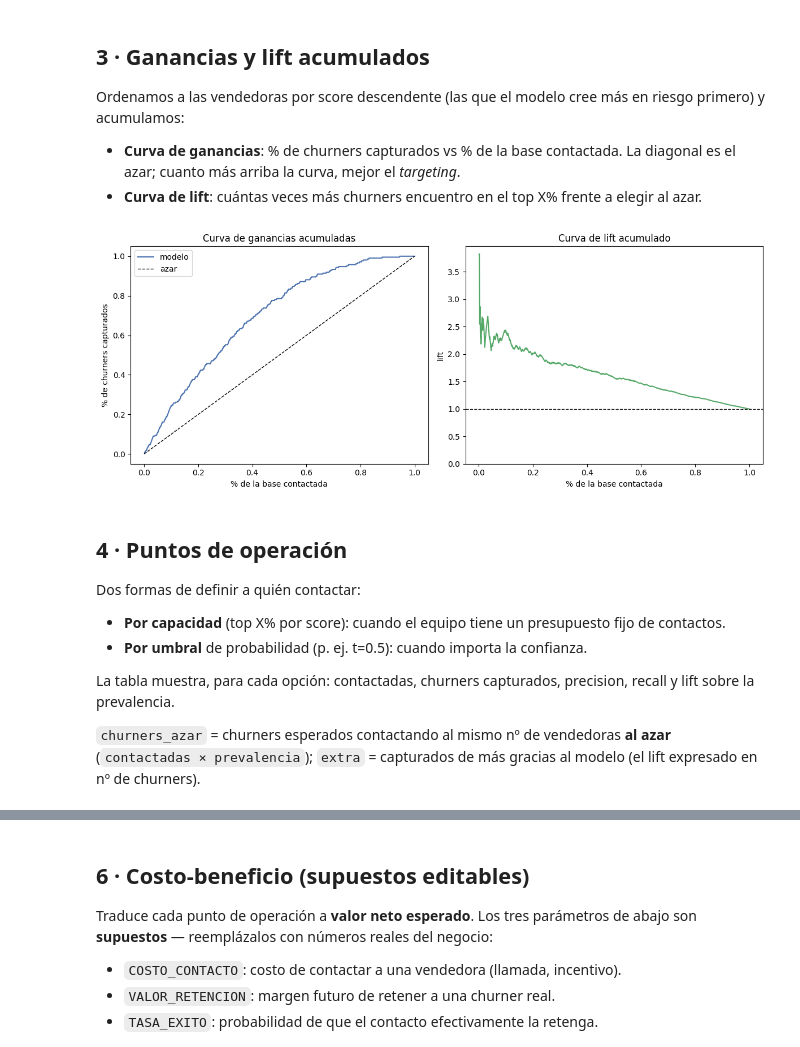
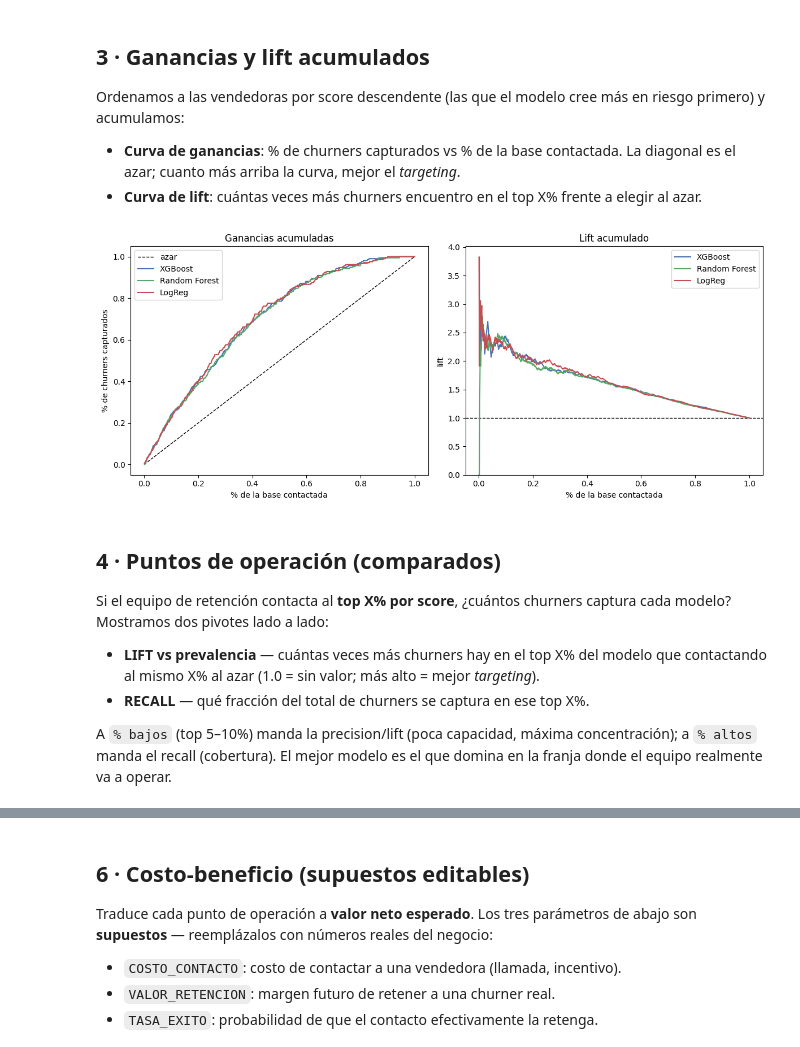
Before and after one commit to CarlosEscobarArroyo/customer-churn-prediction, a Jupyter notebook: 06_evaluation/03_utilidad_modelo.ipynb, the cells around one changed output, grey strips where cells are left out. Drawn from its saved outputs; the diff is of its cells as text; code cells hidden in the pictures.

```diff
--- a/06_evaluation/03_utilidad_modelo.ipynb
+++ b/06_evaluation/03_utilidad_modelo.ipynb
@@ -99,12 +165,15 @@ probabilidad como tal (no solo el ranking).
 # %%
 from sklearn.calibration import calibration_curve
+from sklearn.metrics import brier_score_loss
 
-frac_pos, mean_pred = calibration_curve(y_test, p_test, n_bins=10, strategy="quantile")
-fig, ax = plt.subplots(figsize=(5.5, 5.5))
+fig, ax = plt.subplots(figsize=(6, 6))
 ax.plot([0, 1], [0, 1], "k--", lw=1, label="calibración perfecta")
-ax.plot(mean_pred, frac_pos, "o-", color="#4c72b0", label="modelo")
+for l in LABELS:
+    frac_pos, mean_pred = calibration_curve(y_test, P[l], n_bins=10, strategy="quantile")
+    b = brier_score_loss(y_test, P[l])
+    ax.plot(mean_pred, frac_pos, "o-", color=COLOR[l], label=f"{l} (Brier={b:.3f})")
 ax.set_xlabel("probabilidad predicha (promedio del bin)")
 ax.set_ylabel("frecuencia real de churn")
-ax.set_title(f"Calibración (test OOT) · Brier={brier:.3f}")
+ax.set_title("Calibración comparada (test OOT) · diagnóstico complementario")
 ax.legend(); plt.tight_layout(); plt.show()
 # %% [output]
@@ -137,37 +209,36 @@ riesgo primero) y acumulamos:
 - **Curva de lift**: cuántas veces más churners encuentro en el top X% frente a
   elegir al azar.
 # %%
-order = np.argsort(-p_test)
-y_sorted = y_test[order]
-total_pos = y_sorted.sum()
-frac_contacted = np.arange(1, len(y_sorted) + 1) / len(y_sorted)
-frac_captured = np.cumsum(y_sorted) / total_pos
-lift_curve = frac_captured / frac_contacted
-
-fig, ax = plt.subplots(1, 2, figsize=(12, 4.8))
-ax[0].plot(frac_contacted, frac_captured, color="#4c72b0", label="modelo")
+fig, ax = plt.subplots(1, 2, figsize=(12, 5))
 ax[0].plot([0, 1], [0, 1], "k--", lw=1, label="azar")
-ax[0].set_title("Curva de ganancias acumuladas")
+ax[1].axhline(1, color="k", ls="--", lw=1)
+for l in LABELS:
+    order = np.argsort(-P[l])
+    y_sorted = y_test[order]
+    frac_contacted = np.arange(1, len(y_sorted) + 1) / len(y_sorted)
+    frac_captured = np.cumsum(y_sorted) / y_sorted.sum()
+    ax[0].plot(frac_contacted, frac_captured, color=COLOR[l], label=l)
+    ax[1].plot(frac_contacted, frac_captured / frac_contacted, color=COLOR[l], label=l)
+ax[0].set_title("Ganancias acumuladas")
 ax[0].set_xlabel("% de la base contactada"); ax[0].set_ylabel("% de churners capturados")
 ax[0].legend()
-ax[1].plot(frac_contacted, lift_curve, color="#55a868")
-ax[1].axhline(1, color="k", ls="--", lw=1)
-ax[1].set_title("Curva de lift acumulado")
-ax[1].set_xlabel("% de la base contactada"); ax[1].set_ylabel("lift")
-ax[1].set_ylim(bottom=0)
+ax[1].set_title("Lift acumulado")
+ax[1].set_xlabel("% de la base contactada"); ax[1].set_ylabel("lift"); ax[1].set_ylim(bottom=0)
+ax[1].legend()
 plt.tight_layout(); plt.show()
 # %% [output]
-[figure, old version]
+[figure, new version]
 # %% [markdown]
-## 4 · Puntos de operación
+## 4 · Puntos de operación (comparados)
 
-Dos formas de definir a quién contactar:
-- **Por capacidad** (top X% por score): cuando el equipo tiene un presupuesto fijo
-  de contactos.
-- **Por umbral** de probabilidad (p. ej. t=0.5): cuando importa la confianza.
+Si el equipo de retención contacta al **top X% por score**, ¿cuántos churners
+captura cada modelo? Mostramos dos pivotes lado a lado:
 
-La tabla muestra, para cada opción: contactadas, churners capturados, precision,
-recall y lift sobre la prevalencia.
+- **LIFT vs prevalencia** — cuántas veces más churners hay en el top X% del modelo
+  que contactando al mismo X% al azar (1.0 = sin valor; más alto = mejor *targeting*).
+- **RECALL** — qué fracción del total de churners se captura en ese top X%.
 
-`churners_azar` = churners esperados contactando al mismo nº de vendedoras **al azar** (`contactadas × prevalencia`); `extra` = capturados de más gracias al modelo (el lift expresado en nº de churners).
+A `% bajos` (top 5–10%) manda la precision/lift (poca capacidad, máxima
+concentración); a `% altos` manda el recall (cobertura). El mejor modelo es el que
+domina en la franja donde el equipo realmente va a operar.
 # %%
```
Also changed, not shown: parts of 11 cells of this notebook, 19 other files.
